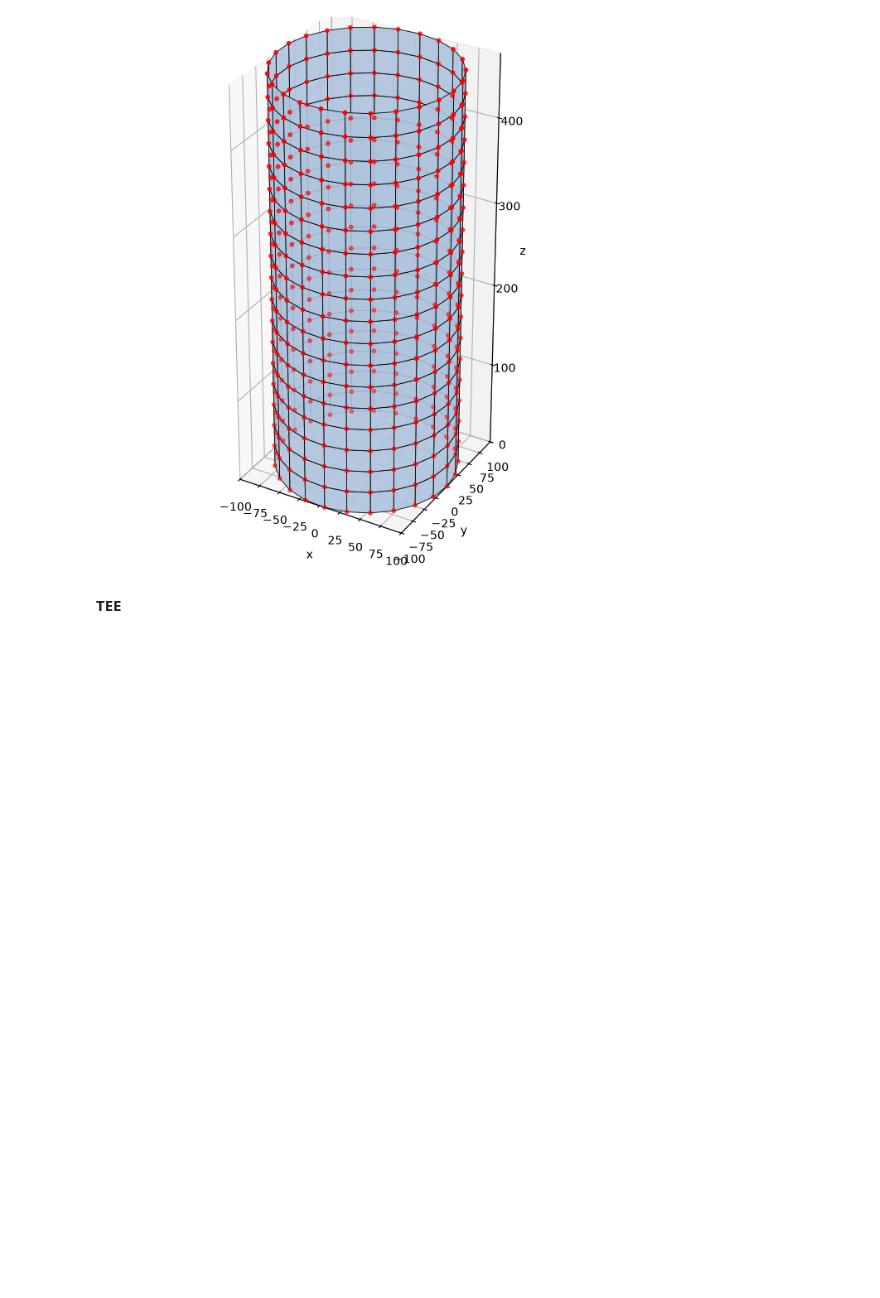
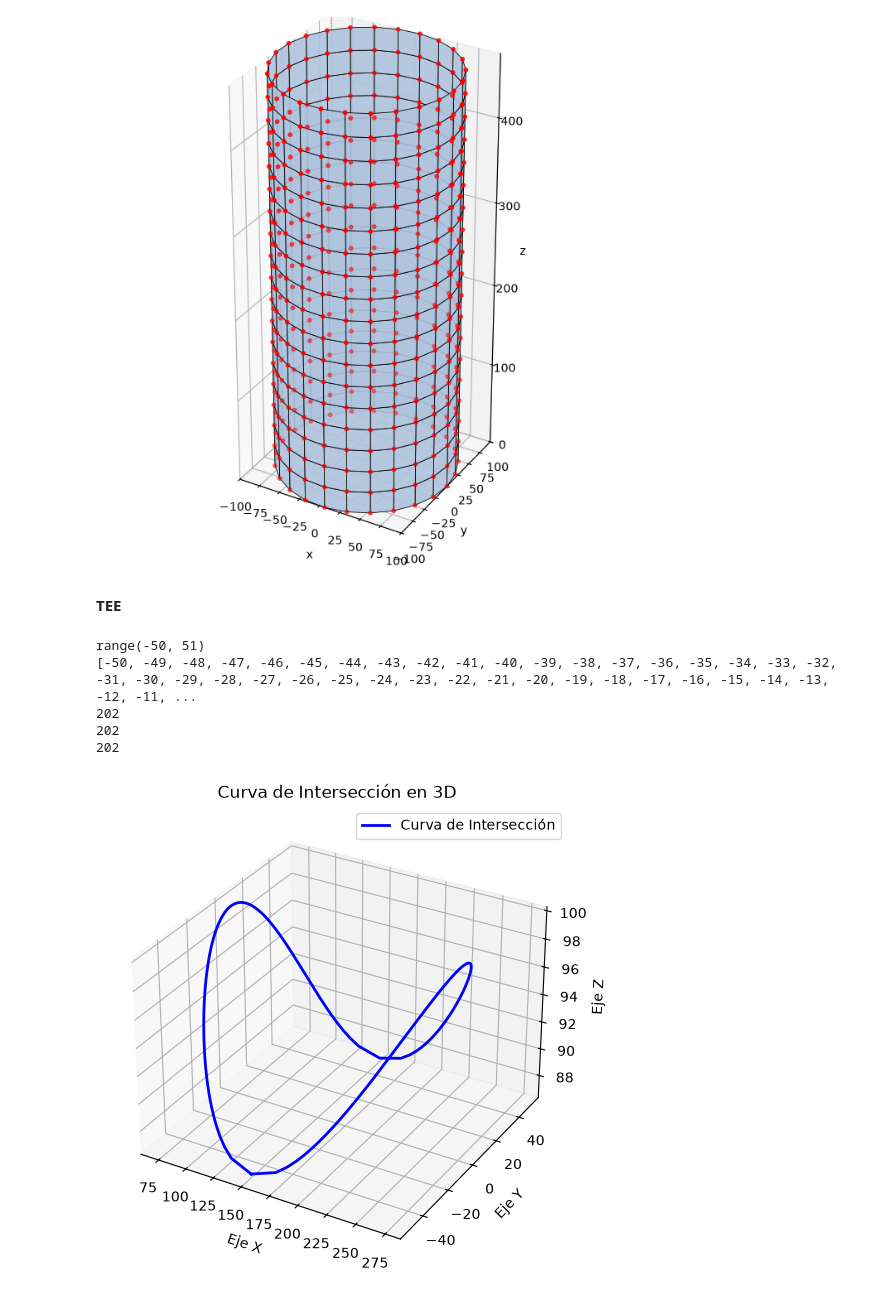
Before and after one commit to reiraviolo/Mesh_preforma, a Jupyter notebook: mesh_preforma.ipynb, the cells around one changed output. Saved outputs shown, nothing was run; the diff lists cells and outputs as text; code cells hidden in the pictures; blank space fills up the shorter version.

```diff
--- a/mesh_preforma.ipynb
+++ b/mesh_preforma.ipynb
@@ -114,9 +114,62 @@ plt.show()
 # %% [markdown]
 <b>TEE</b>
 # %%
+import numpy as np
+import matplotlib.pyplot as plt
+
 OD_1 = 200  # OD straight
 OD_2 = 100  # OD derivación
 H_1=200 # de entrada a intersección
 H_2=400 # de intersección a salida lateral
 H_3=350 # de intersección a salida final
-Alpha_2 = 90 # ángulo de  derivación
+Alpha_2 = 30 # ángulo de  derivación
+
+#curva intersección
+#limite de evaliación -OD_2 -> +OD_2, Condición: OD_2<=OD_1
+EV=range(-OD_2//2,(OD_2//2)+1,1)
+print(EV)
+x=[]
+y=[]
+z=[]
+for y_val in EV:
+    Rp= np.sqrt((OD_2/2)**2-y_val**2)/np.cos(np.radians(Alpha_2))
+    Z_1=np.sqrt((OD_1/2)**2-y_val**2)
+    x.append((Z_1-Rp)/np.tan(np.radians(Alpha_2)))
+    y.append(y_val)
+    z.append(Z_1)
+EV=range((OD_2//2),(-OD_2//2)-1,-1)
+for y_val in EV:
+    Rp= np.sqrt((OD_2/2)**2-y_val**2)/np.cos(np.radians(Alpha_2))
+    Z_1=np.sqrt((OD_1/2)**2-y_val**2)
+    x.append((Z_1+Rp)/np.tan(np.radians(Alpha_2)))
+    y.append(y_val)
+    z.append(Z_1)
+print(y)
+
+
+print(len(x))
+print(len(y))
+print(len(z))
+
+# Configuración del gráfico 3D
+fig = plt.figure(figsize=(8, 6))
+ax = fig.add_subplot(projection='3d')
+
+# Graficar la curva en 3D
+ax.plot(x, y, z, label='Curva de Intersección', color='b', linewidth=2)
+
+# Etiquetas de los ejes
+ax.set_xlabel('Eje X')
+ax.set_ylabel('Eje Y')
+ax.set_zlabel('Eje Z')
+ax.set_title('Curva de Intersección en 3D')
+ax.legend()
+
+plt.show()
+# %% [output]
+range(-50, 51)
+[-50, -49, -48, -47, -46, -45, -44, -43, -42, -41, -40, -39, -38, -37, -36, -35, -34, -33, -32, -31, -30, -29, -28, -27, -26, -25, -24, -23, -22, -21, -20, -19, -18, -17, -16, -15, -14, -13, -12, -11, ...
+202
+202
+202
+[figure, added]
```
